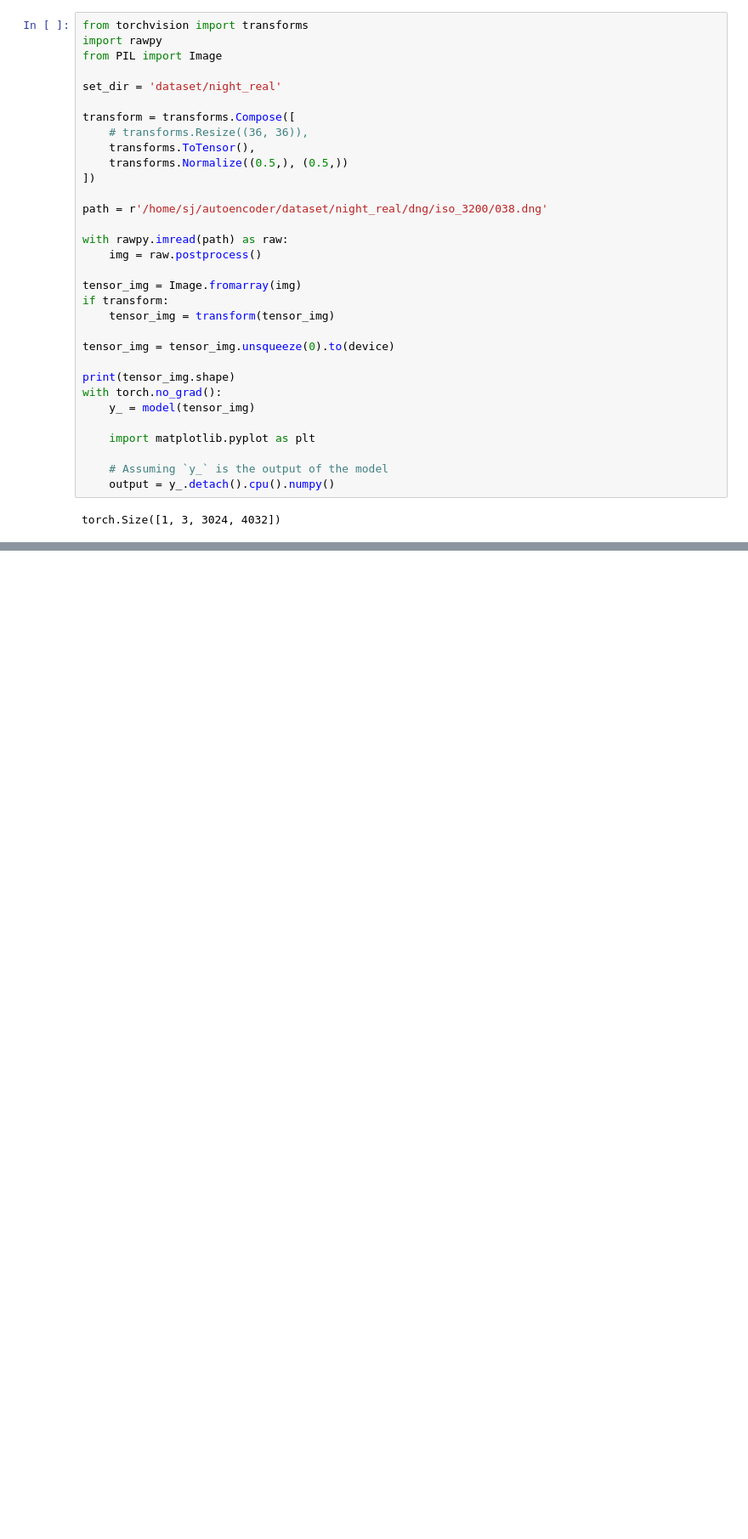
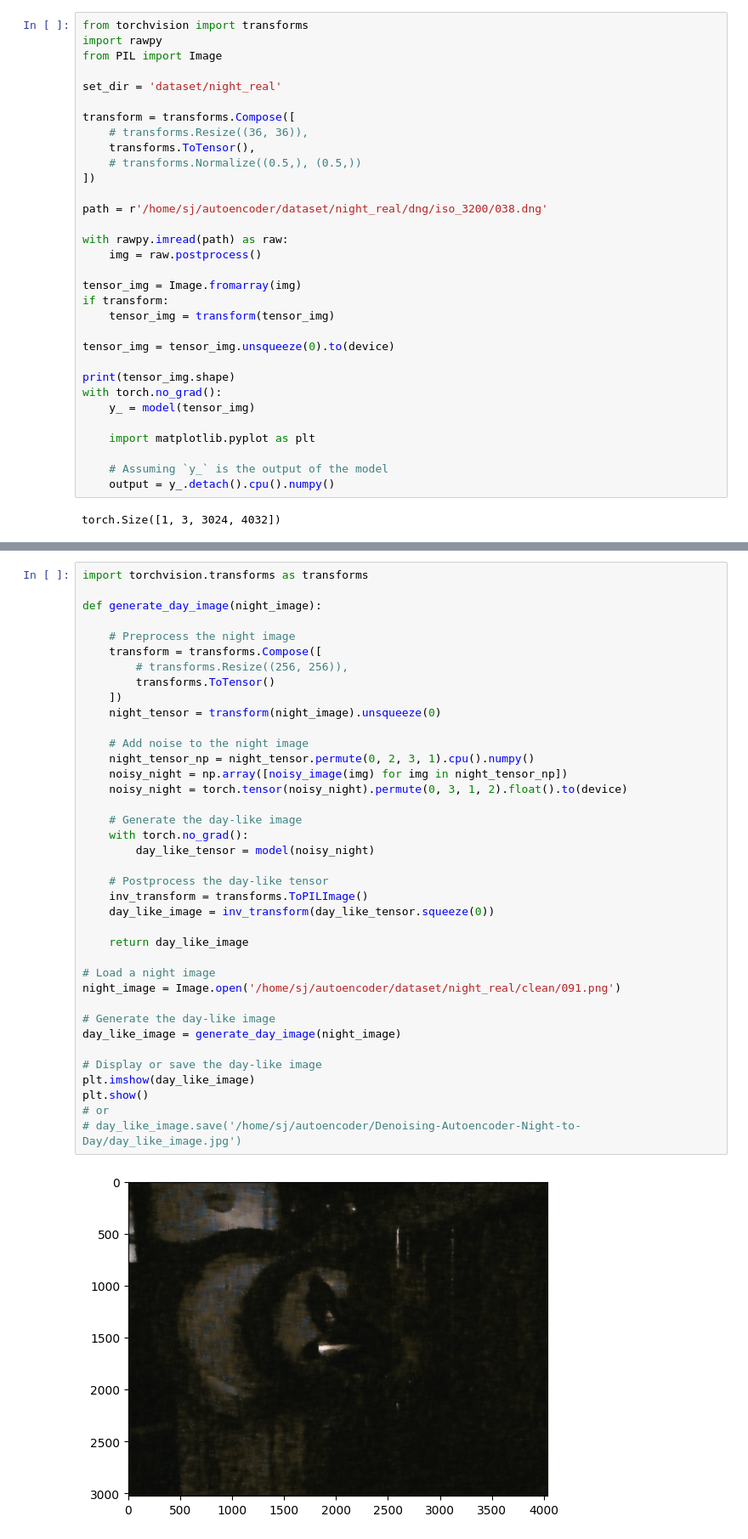
Before and after one commit to robosac333/Denoising-Autoencoder-Night-to-Day, a Jupyter notebook: test.ipynb, the cells around one changed output, grey strips where cells are left out. Shown at 85% size. Drawn from its saved outputs; the diff is of its cells as text; blank space fills up the shorter version.

```diff
--- a/test.ipynb
+++ b/test.ipynb
@@ -125,7 +125,7 @@ set_dir = 'dataset/night_real'
 transform = transforms.Compose([
     # transforms.Resize((36, 36)),
     transforms.ToTensor(),
-    transforms.Normalize((0.5,), (0.5,))
+    # transforms.Normalize((0.5,), (0.5,))
 ])
 
 path = r'/home/sj/autoencoder/dataset/night_real/dng/iso_3200/038.dng'
@@ -207,0 +303,40 @@ plt.show()
+# %%
+import torchvision.transforms as transforms
+
+def generate_day_image(night_image):
+
+    # Preprocess the night image
+    transform = transforms.Compose([
+        # transforms.Resize((256, 256)),
+        transforms.ToTensor()
+    ])
+    night_tensor = transform(night_image).unsqueeze(0)
+
+    # Add noise to the night image
+    night_tensor_np = night_tensor.permute(0, 2, 3, 1).cpu().numpy()
+    noisy_night = np.array([noisy_image(img) for img in night_tensor_np])
+    noisy_night = torch.tensor(noisy_night).permute(0, 3, 1, 2).float().to(device)
+
+    # Generate the day-like image
+    with torch.no_grad():
+        day_like_tensor = model(noisy_night)
+
+    # Postprocess the day-like tensor
+    inv_transform = transforms.ToPILImage()
+    day_like_image = inv_transform(day_like_tensor.squeeze(0))
+
+    return day_like_image
+
+# Load a night image
+night_image = Image.open('/home/sj/autoencoder/dataset/night_real/clean/091.png')
+
+# Generate the day-like image
+day_like_image = generate_day_image(night_image)
+
+# Display or save the day-like image
+plt.imshow(day_like_image)
+plt.show()
+# or
+# day_like_image.save('/home/sj/autoencoder/Denoising-Autoencoder-Night-to-Day/day_like_image.jpg')
+# %% [output]
+[figure, added]
```
Also changed, not shown: parts of 3 cells of this notebook, 3 other files.
